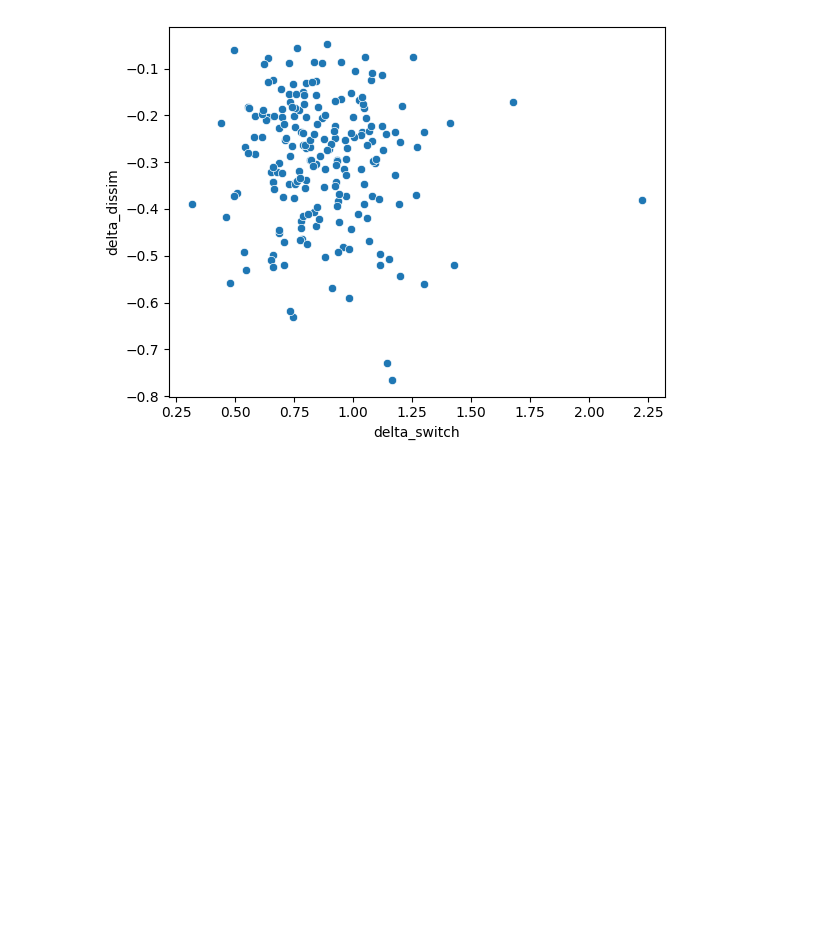
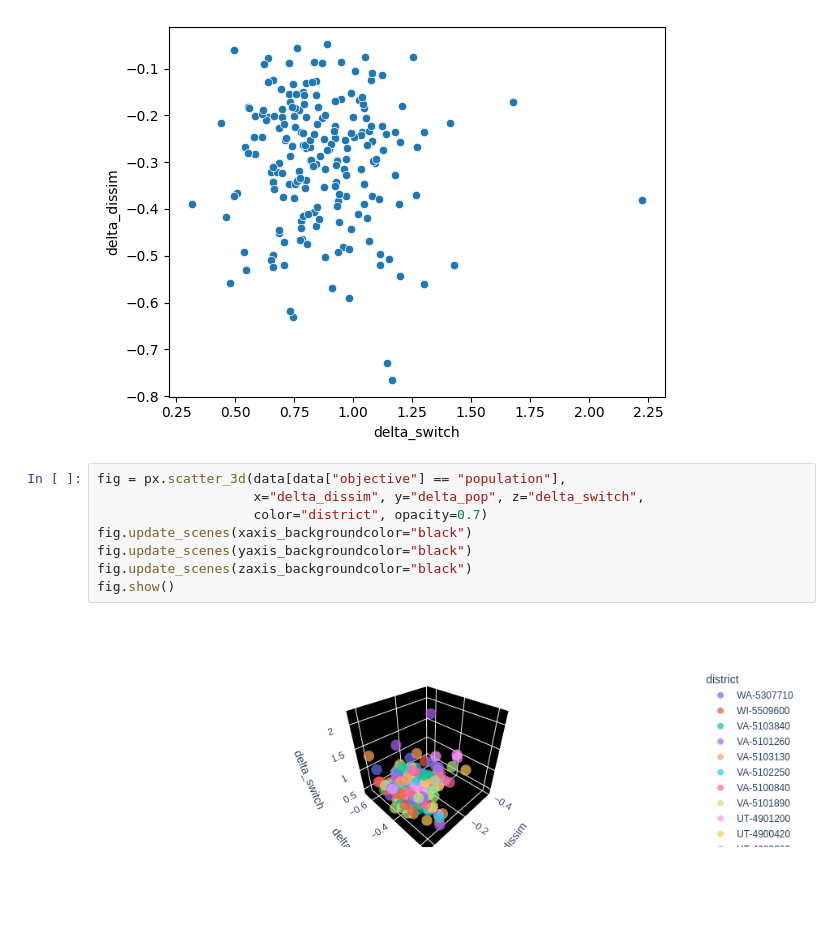
Before and after one commit to Plural-Connections/school-mergers-refactor, a Jupyter notebook: mergers_core/graph.ipynb, the cells around one changed output. Saved outputs shown, nothing was run; the diff lists cells and outputs as text; blank space fills up the shorter version.

```diff
--- a/mergers_core/graph.ipynb
+++ b/mergers_core/graph.ipynb
@@ -151,3 +152,13 @@ np.corrcoef(data[data["objective"] == "dissimilarity"]["delta_dissim"], data[dat
 array([[ 1.        , -0.06475716],
        [-0.06475716,  1.        ]])
 [figure]
+# %%
+fig = px.scatter_3d(data[data["objective"] == "population"],
+                    x="delta_dissim", y="delta_pop", z="delta_switch",
+                    color="district", opacity=0.7)
+fig.update_scenes(xaxis_backgroundcolor="black")
+fig.update_scenes(yaxis_backgroundcolor="black")
+fig.update_scenes(zaxis_backgroundcolor="black")
+fig.show()
+# %% [output]
+[figure, added]
```
Also changed, not shown: parts of 3 cells of this notebook.
